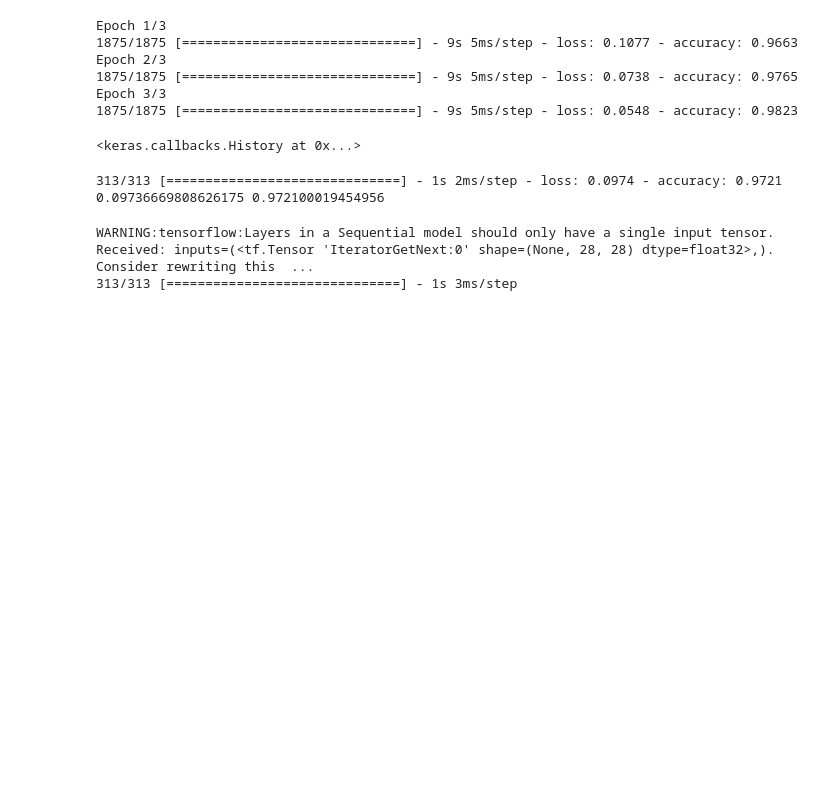
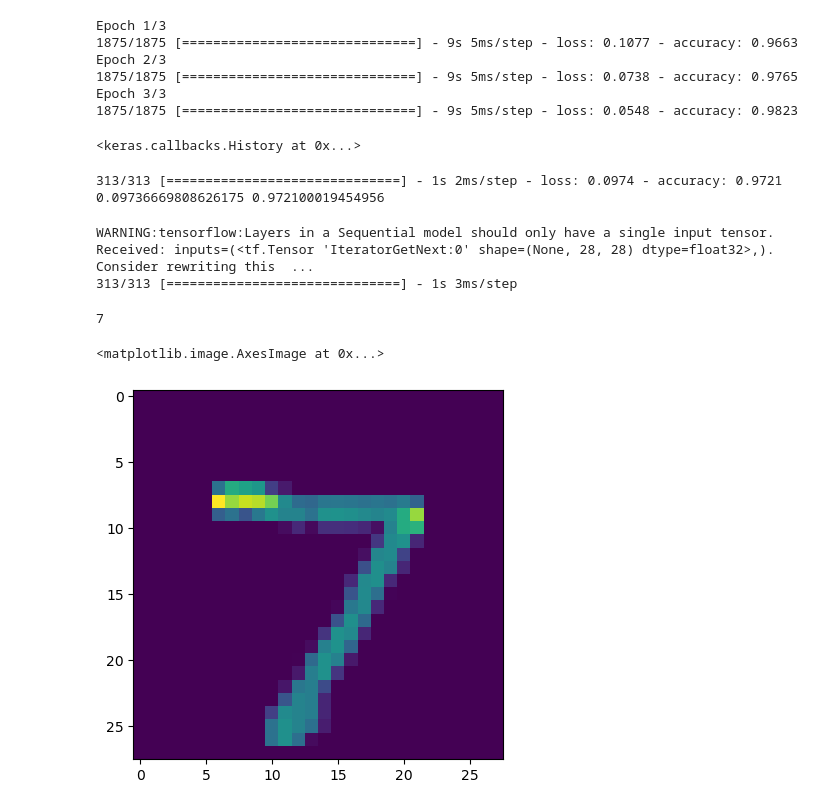
Before and after one commit to Nacim-B/TrainingCode, a Jupyter notebook: Tensorflow_Keras_Basics.ipynb, the cells around one changed output. Cells and saved outputs as stored; diff of their text form; code cells hidden in the pictures; blank space fills up the shorter version.

```diff
--- a/Tensorflow_Keras_Basics.ipynb
+++ b/Tensorflow_Keras_Basics.ipynb
@@ -79,0 +82,9 @@ WARNING:tensorflow:Layers in a Sequential model should only have a single input
+# %%
+print(np.argmax(predictions[0]))
+# %% [output]
+7
+# %%
+plt.imshow(X_test[0])
+# %% [output]
+<matplotlib.image.AxesImage at 0x...>
+[figure, added]
```
Also changed, not shown: parts of 1 cell of this notebook.
